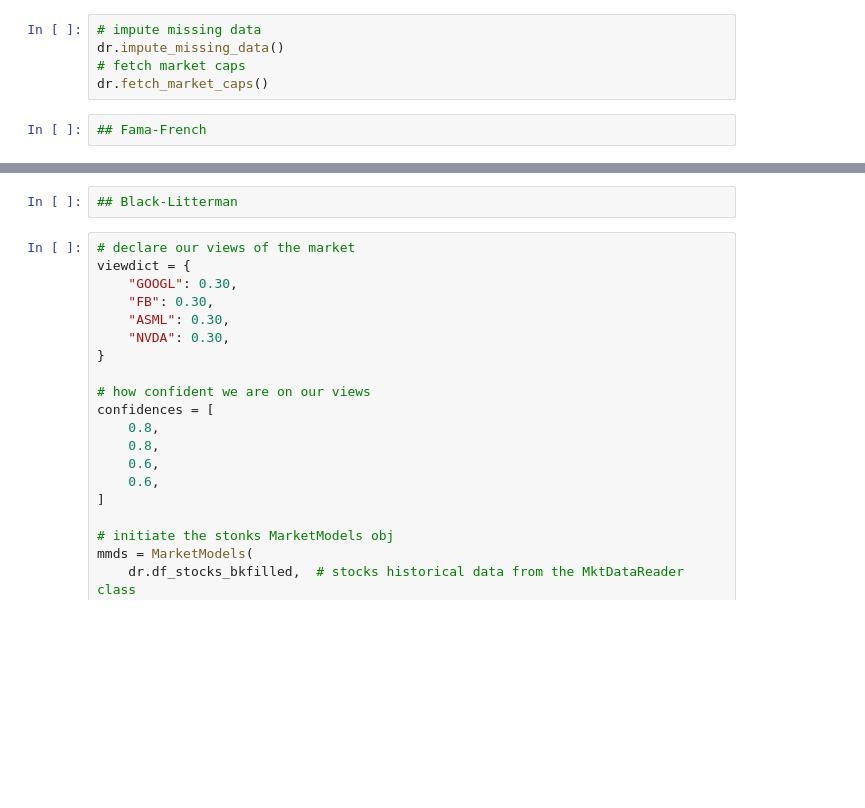
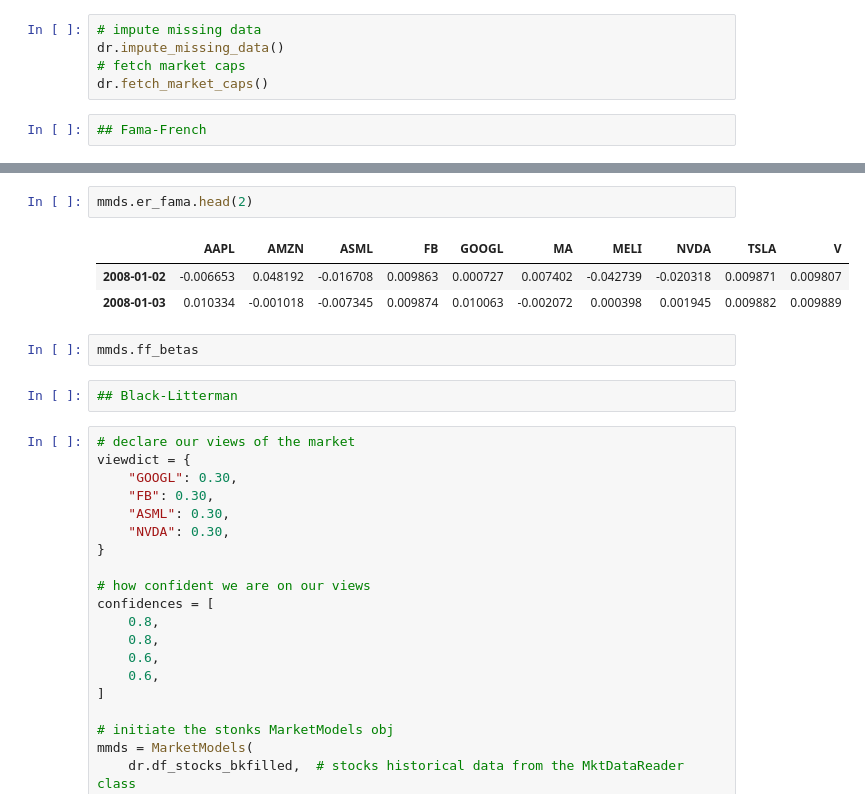
Before and after one commit to charx7/stonks-only-go-up, a Jupyter notebook: notebooks/stonks_example.ipynb, the cells around one changed output, grey strips where cells are left out. Cells and saved outputs as stored; diff of their text form; blank space fills up the shorter version.

```diff
--- a/notebooks/stonks_example.ipynb
+++ b/notebooks/stonks_example.ipynb
@@ -55,3 +54,11 @@ dr.ff_factors
+# %%
+mmds.er_fama.head(2)
+# %% [output]
+|  | AAPL | AMZN | ASML | FB | GOOGL | MA | MELI | NVDA | TSLA | V |
+| 2008-01-02 | -0.006653 | 0.048192 | -0.016708 | 0.009863 | 0.000727 | 0.007402 | -0.042739 | -0.020318 | 0.009871 | 0.009807 |
+| 2008-01-03 | 0.010334 | -0.001018 | -0.007345 | 0.009874 | 0.010063 | -0.002072 | 0.000398 | 0.001945 | 0.009882 | 0.009889 |
+# %%
+mmds.ff_betas
 # %%
 ## Black-Litterman
 # %%
```
Also changed, not shown: parts of 2 cells of this notebook, 2 other files.
